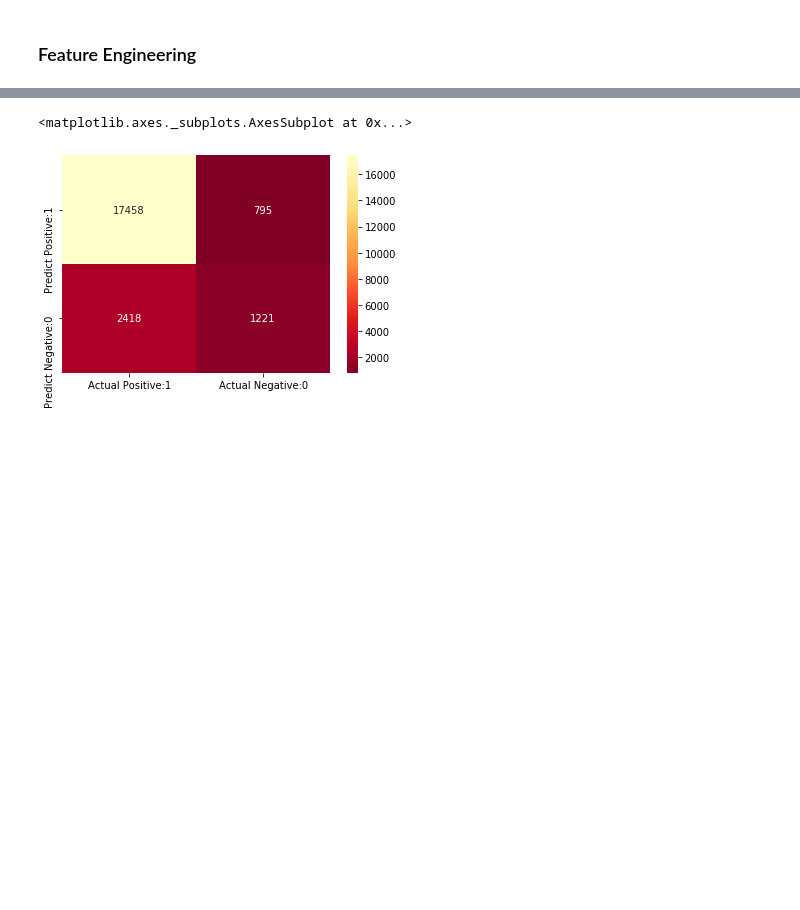
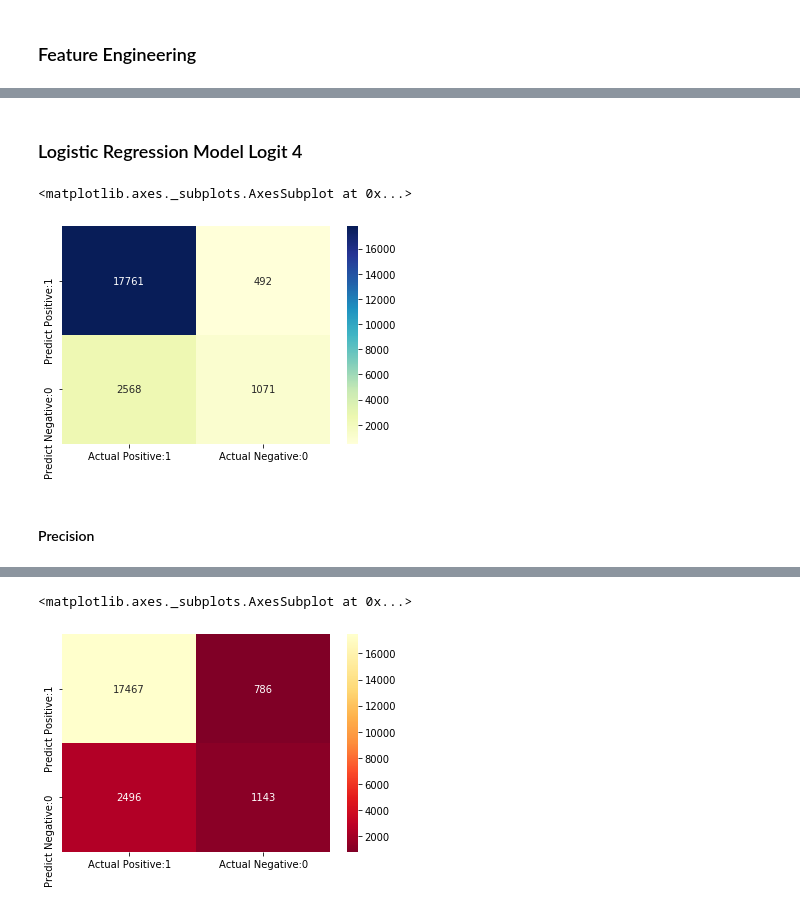
Before and after one commit to Litaa/classification-using-linear-regression-and-knn, a Jupyter notebook: rain_australia.ipynb, the cells around one changed output, grey strips where cells are left out. Saved outputs shown, nothing was run; the diff lists cells and outputs as text; code cells hidden in the pictures; blank space fills up the shorter version.

Commit message:
update models

```diff
--- a/rain_australia.ipynb
+++ b/rain_australia.ipynb
@@ -414,0 +513,14 @@ sns.heatmap(cm_matrix, annot=True, fmt='d', cmap='YlGnBu')
+# %%
+cat_columns_nw = data_wo_outliers.select_dtypes(['category']).columns
+data_no_out2 = pd.get_dummies(data_wo_outliers, columns = cat_columns_nw, drop_first = True)
+# %%
+X_wo_out2 = data_no_out2.drop(['Humidity9am','Pressure','WindGustDir_ENE','WindGustDir_N','WindGustDir_NNW','WindGustDir_NW',\
+                      'WindGustDir_S','WindGustDir_SSW','WindGustDir_W','WindGustDir_WNW','WindGustDir_WSW','WindGustDir_unknown',\
+                      'WindDir9am_NNW','WindDir9am_SSW','WindDir9am_SW','WindDir9am_W','WindDir9am_WSW','WindDir9am_unknown',\
+                      'WindDir3pm_ENE','WindDir3pm_ESE','WindDir3pm_SE','WindDir3pm_SSE','WindDir3pm_SW','RainTomorrow_Yes'],axis=1)
+y_wo_out2 = data_no_out2.RainTomorrow_Yes.values
+# %%
+X_train_w2, X_test_w2, y_train_w2, y_test_w2 = train_test_split(X_wo_out2, y_wo_out2, test_size=0.2, random_state=42)
+# %%
+lr_wo2 = LogisticRegression(multi_class='ovr',solver='liblinear').fit(X_train_w2, y_train_w2)
+lr_pred_wo2= lr_wo2.predict(X_test_w2)
@@ -415,8 +596,24 @@ sns.heatmap(cm_matrix, annot=True, fmt='d', cmap='YlGnBu')
+# %% [markdown]
+<h3>Logistic Regression Model Logit 4</h3>
+# %%
+from sklearn.metrics import confusion_matrix
+
+cm = confusion_matrix(y_test_w2, lr_pred_wo2)
+
+cm_matrix = pd.DataFrame(data=cm, columns=['Actual Positive:1', 'Actual Negative:0'],
+                                 index=['Predict Positive:1', 'Predict Negative:0'])
+
+sns.heatmap(cm_matrix, annot=True, fmt='d', cmap='YlGnBu')
+# %% [output]
+<matplotlib.axes._subplots.AxesSubplot at 0x...>
+[figure, added]
 # %%
 TP = cm[0,0]
 TN = cm[1,1]
 FP = cm[0,1]
 FN = cm[1,0]
+# %% [markdown]
+<h4>Precision</h4>
 # %%
 # print precision score
 
```
Also changed, not shown: parts of 105 cells of this notebook, 2 other files.
